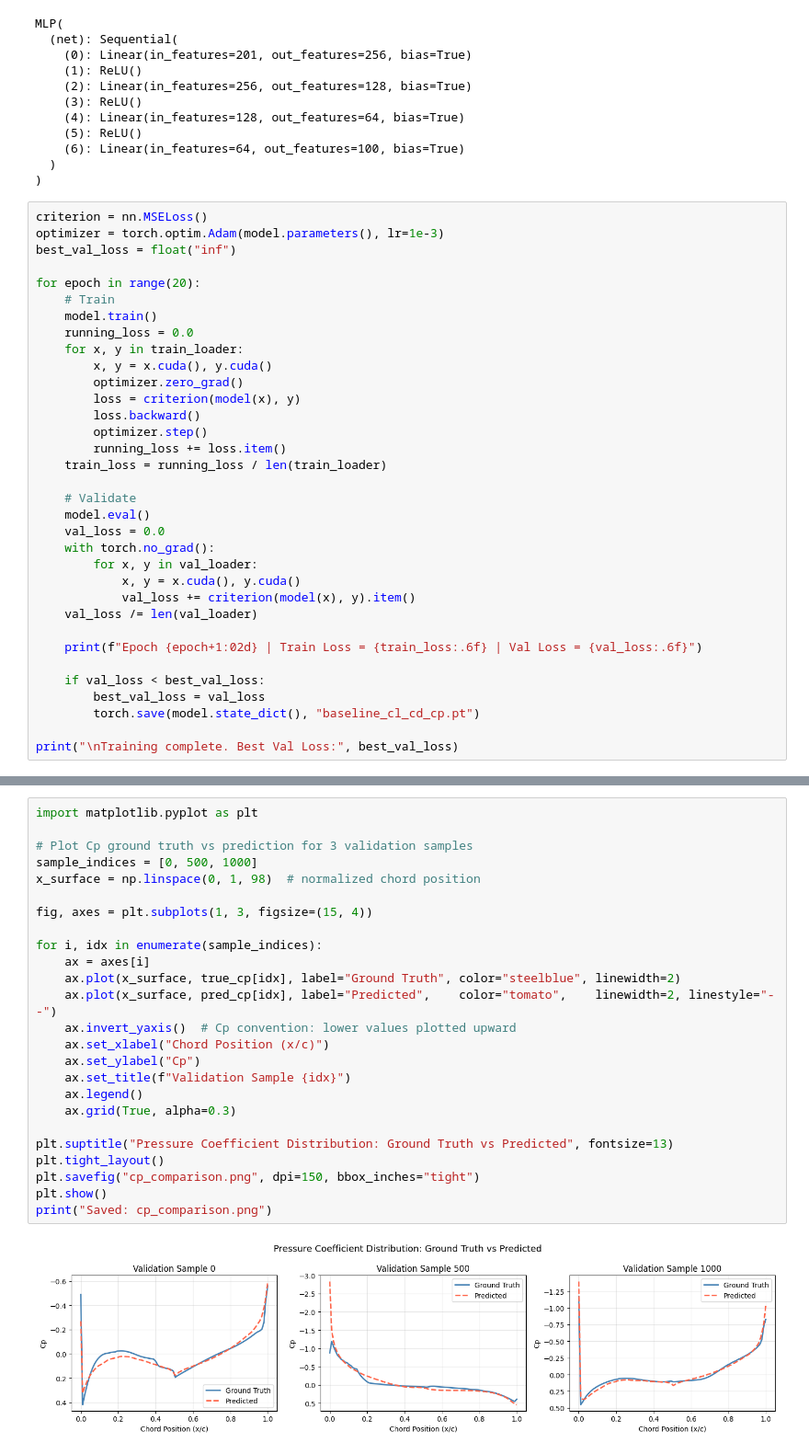
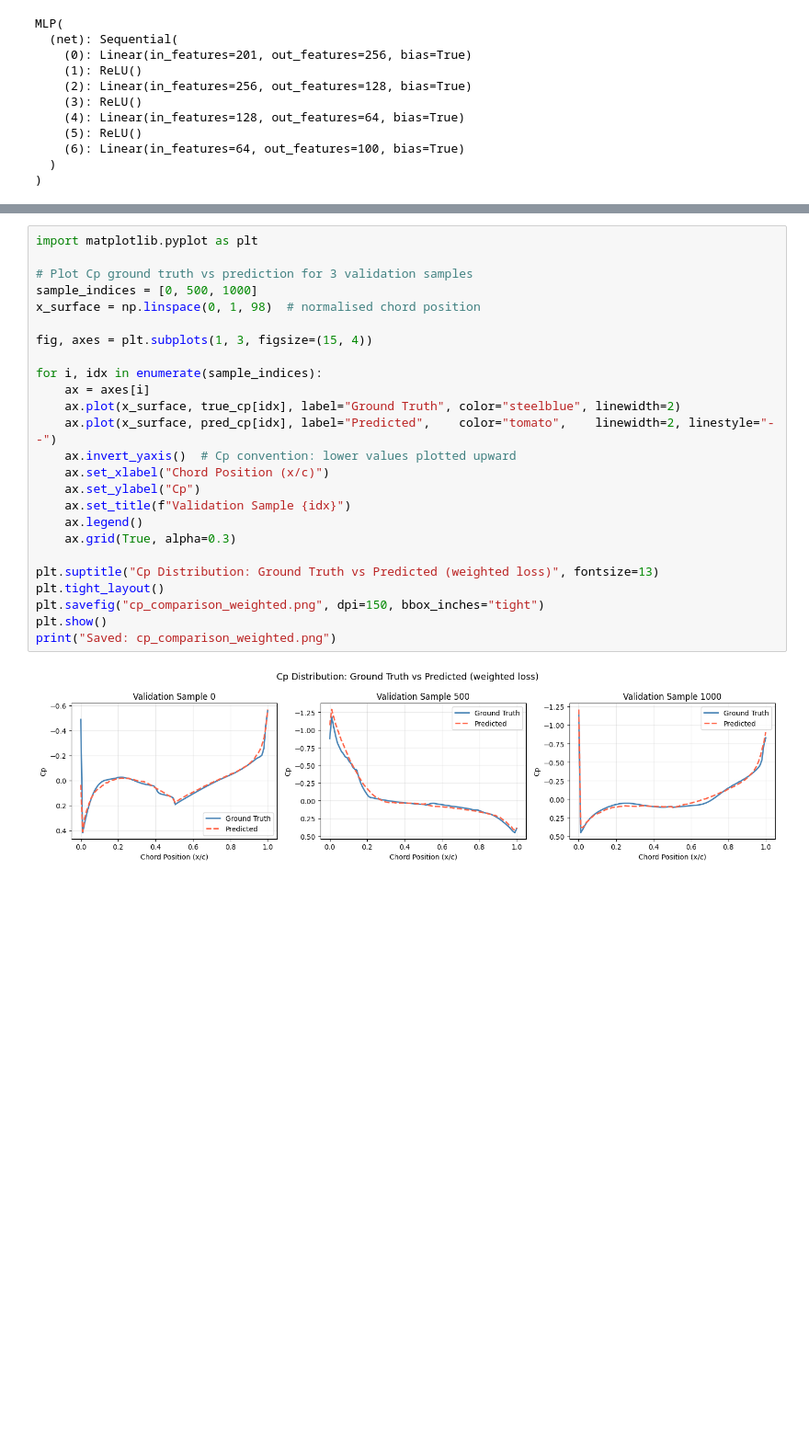
Before and after one commit to Ibrahim2750mi/ML-Airflow, a Jupyter notebook: notebooks/MLP_cp_cd_cl.ipynb, the cells around one changed output, grey strips where cells are left out. Shown at 92% size. Saved outputs shown, nothing was run; the diff lists cells and outputs as text; blank space fills up the shorter version.

Commit message:
Added weighted loss

```diff
--- a/notebooks/MLP_cp_cd_cl.ipynb
+++ b/notebooks/MLP_cp_cd_cl.ipynb
@@ -123,37 +123,3 @@ MLP(
     (6): Linear(in_features=64, out_features=100, bias=True)
   )
 )
-# %%
-criterion = nn.MSELoss()
-optimizer = torch.optim.Adam(model.parameters(), lr=1e-3)
-best_val_loss = float("inf")
-
-for epoch in range(20):
-    # Train
-    model.train()
-    running_loss = 0.0
-    for x, y in train_loader:
-        x, y = x.cuda(), y.cuda()
-        optimizer.zero_grad()
-        loss = criterion(model(x), y)
-        loss.backward()
-        optimizer.step()
-        running_loss += loss.item()
-    train_loss = running_loss / len(train_loader)
-
-    # Validate
-    model.eval()
-    val_loss = 0.0
-    with torch.no_grad():
-        for x, y in val_loader:
-            x, y = x.cuda(), y.cuda()
-            val_loss += criterion(model(x), y).item()
-    val_loss /= len(val_loader)
-
-    print(f"Epoch {epoch+1:02d} | Train Loss = {train_loss:.6f} | Val Loss = {val_loss:.6f}")
-
-    if val_loss < best_val_loss:
-        best_val_loss = val_loss
-        torch.save(model.state_dict(), "baseline_cl_cd_cp.pt")
-
-print("\nTraining complete. Best Val Loss:", best_val_loss)
@@ -236,27 +277,27 @@ Metrics saved to baseline_cl_cd_cp_metrics.json
 # %%
 import matplotlib.pyplot as plt
 
 # Plot Cp ground truth vs prediction for 3 validation samples
 sample_indices = [0, 500, 1000]
-x_surface = np.linspace(0, 1, 98)  # normalized chord position
+x_surface = np.linspace(0, 1, 98)  # normalised chord position
 
 fig, axes = plt.subplots(1, 3, figsize=(15, 4))
 
 for i, idx in enumerate(sample_indices):
     ax = axes[i]
     ax.plot(x_surface, true_cp[idx], label="Ground Truth", color="steelblue", linewidth=2)
     ax.plot(x_surface, pred_cp[idx], label="Predicted",    color="tomato",    linewidth=2, linestyle="--")
     ax.invert_yaxis()  # Cp convention: lower values plotted upward
     ax.set_xlabel("Chord Position (x/c)")
     ax.set_ylabel("Cp")
     ax.set_title(f"Validation Sample {idx}")
     ax.legend()
     ax.grid(True, alpha=0.3)
 
-plt.suptitle("Pressure Coefficient Distribution: Ground Truth vs Predicted", fontsize=13)
+plt.suptitle("Cp Distribution: Ground Truth vs Predicted (weighted loss)", fontsize=13)
 plt.tight_layout()
-plt.savefig("cp_comparison.png", dpi=150, bbox_inches="tight")
+plt.savefig("cp_comparison_weighted.png", dpi=150, bbox_inches="tight")
 plt.show()
-print("Saved: cp_comparison.png")
+print("Saved: cp_comparison_weighted.png")
 # %% [output]
-[figure, old version]
+[figure, new version]
```
Also changed, not shown: parts of 5 cells of this notebook.
